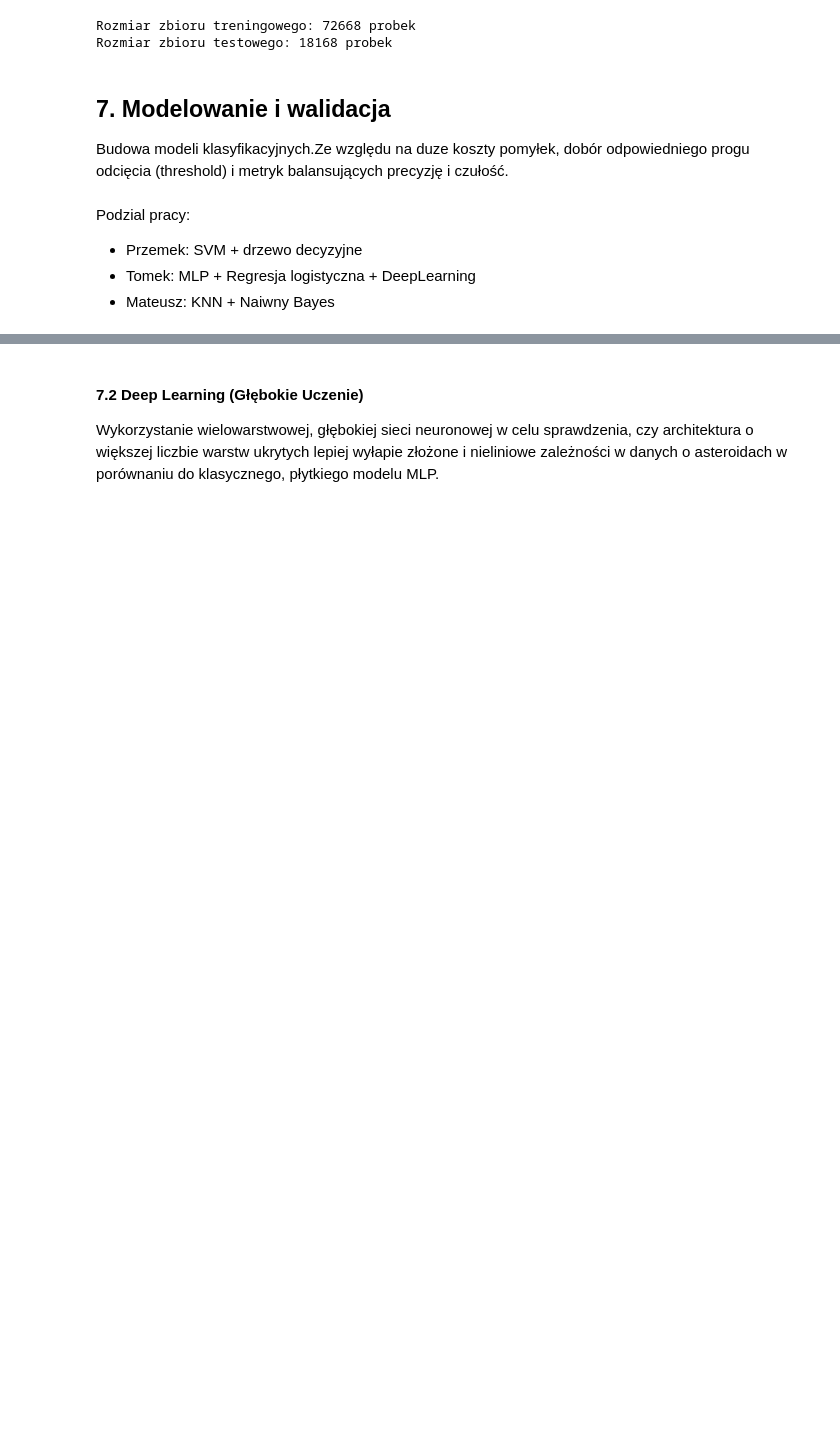
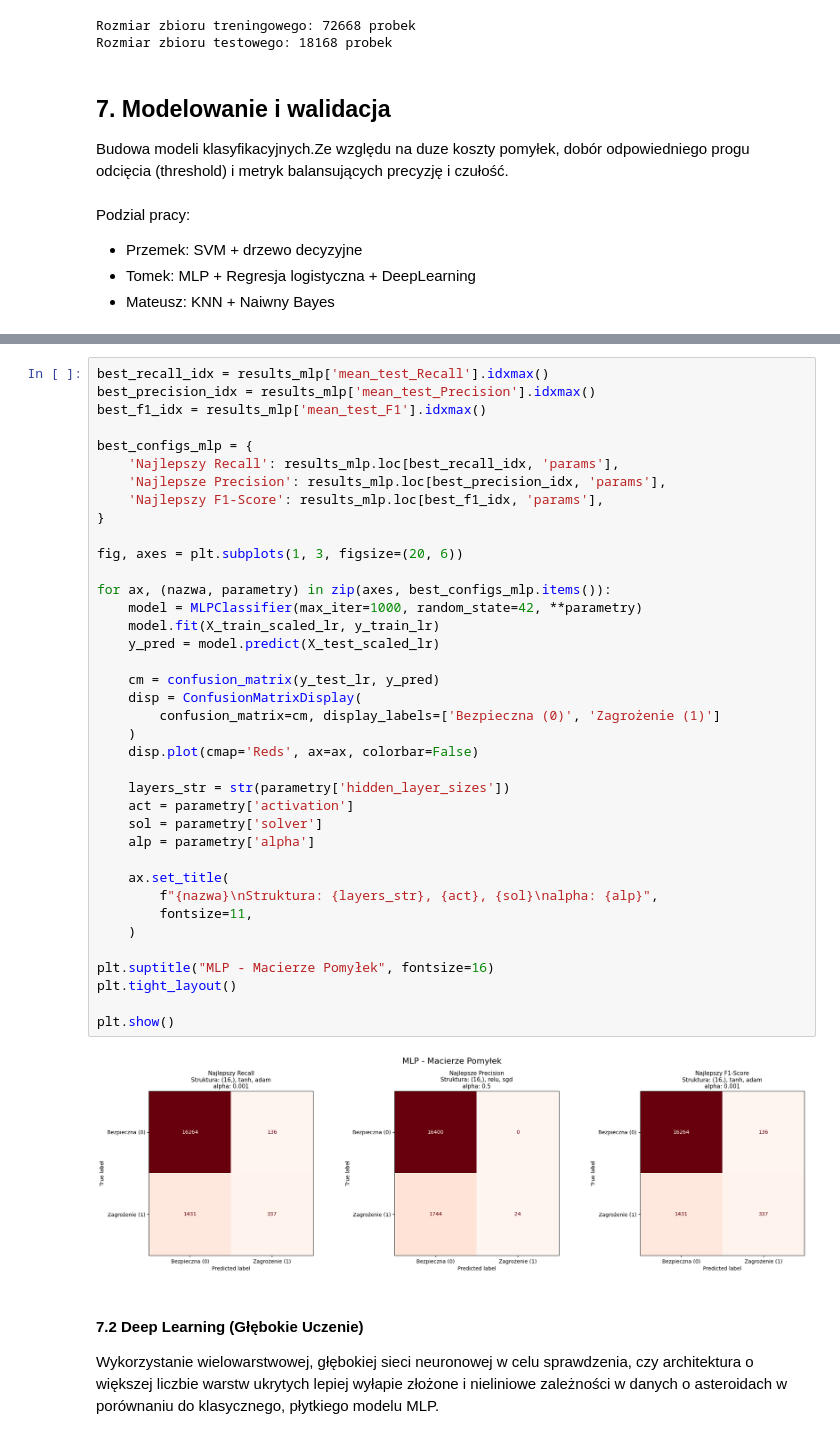
Before and after one commit to Zajecia-na-PWr-LR/lista-4-projekt-grupowy-orjaol, a Jupyter notebook: zadanie.ipynb, the cells around one changed output, grey strips where cells are left out. Drawn from its saved outputs; the diff is of its cells as text; blank space fills up the shorter version.

```diff
--- a/zadanie.ipynb
+++ b/zadanie.ipynb
@@ -341,3 +421,43 @@ ykorzystanie wielowarstwowego perceptronu (**MLP**), ze stałymi parametrami ucz
+# %%
+best_recall_idx = results_mlp['mean_test_Recall'].idxmax()
+best_precision_idx = results_mlp['mean_test_Precision'].idxmax()
+best_f1_idx = results_mlp['mean_test_F1'].idxmax()
+
+best_configs_mlp = {
+    'Najlepszy Recall': results_mlp.loc[best_recall_idx, 'params'],
+    'Najlepsze Precision': results_mlp.loc[best_precision_idx, 'params'],
+    'Najlepszy F1-Score': results_mlp.loc[best_f1_idx, 'params'],
+}
+
+fig, axes = plt.subplots(1, 3, figsize=(20, 6))
+
+for ax, (nazwa, parametry) in zip(axes, best_configs_mlp.items()):
+    model = MLPClassifier(max_iter=1000, random_state=42, **parametry)
+    model.fit(X_train_scaled_lr, y_train_lr)
+    y_pred = model.predict(X_test_scaled_lr)
+
+    cm = confusion_matrix(y_test_lr, y_pred)
+    disp = ConfusionMatrixDisplay(
+        confusion_matrix=cm, display_labels=['Bezpieczna (0)', 'Zagrożenie (1)']
+    )
+    disp.plot(cmap='Reds', ax=ax, colorbar=False)
+
+    layers_str = str(parametry['hidden_layer_sizes'])
+    act = parametry['activation']
+    sol = parametry['solver']
+    alp = parametry['alpha']
+
+    ax.set_title(
+        f"{nazwa}\nStruktura: {layers_str}, {act}, {sol}\nalpha: {alp}",
+        fontsize=11,
+    )
+
+plt.suptitle("MLP - Macierze Pomyłek", fontsize=16)
+plt.tight_layout()
+
+plt.show()
+# %% [output]
+[figure, added]
 # %% [markdown]
 #### 7.2 Deep Learning (Głębokie Uczenie)
 Wykorzystanie wielowarstwowej, głębokiej sieci neuronowej w celu sprawdzenia, czy architektura o większej liczbie warstw ukrytych lepiej wyłapie złożone i nieliniowe zależności w danych o asteroidach w porównaniu do klasycznego, płytkiego modelu MLP.
```
Also changed, not shown: parts of 14 cells of this notebook.
